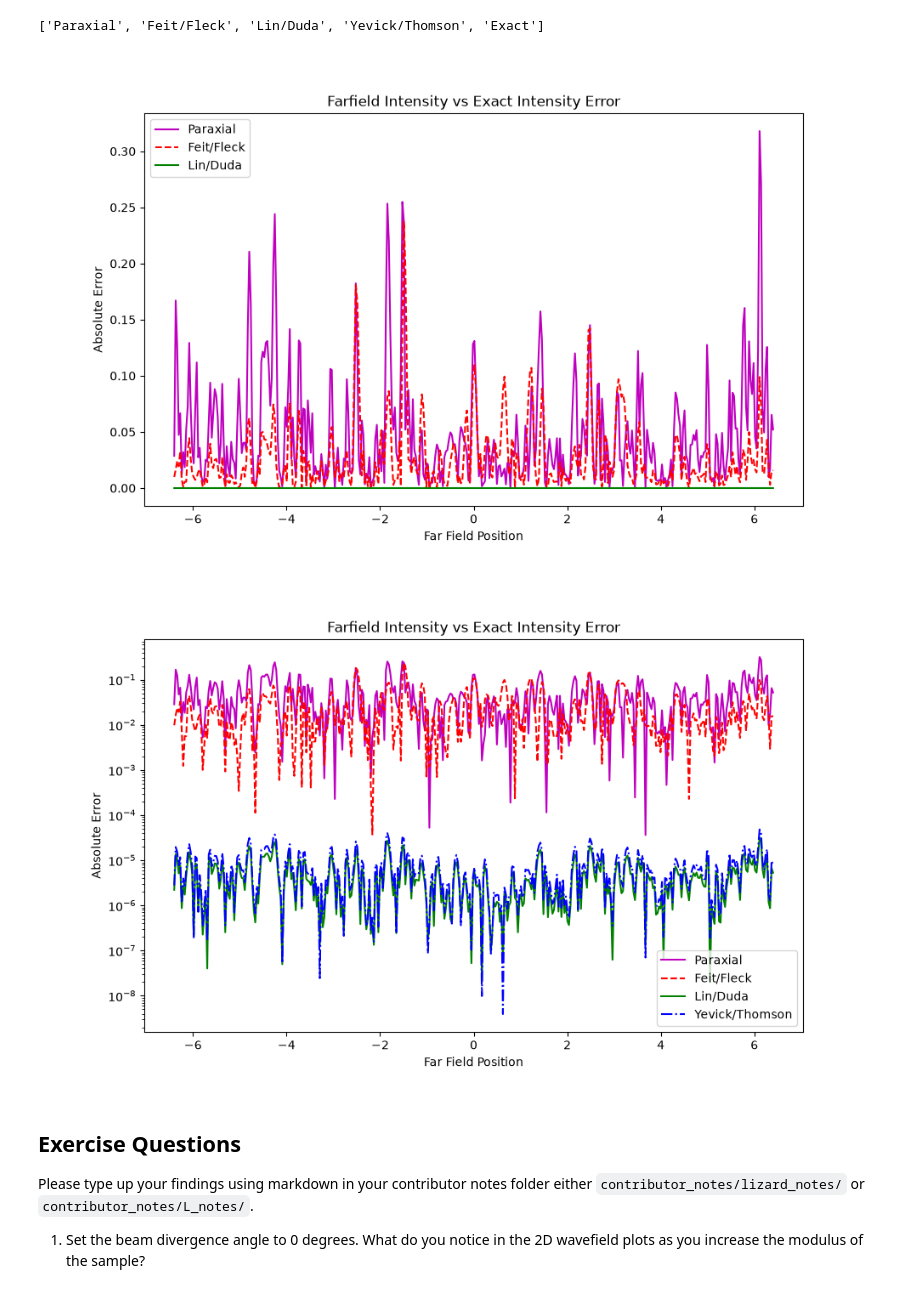
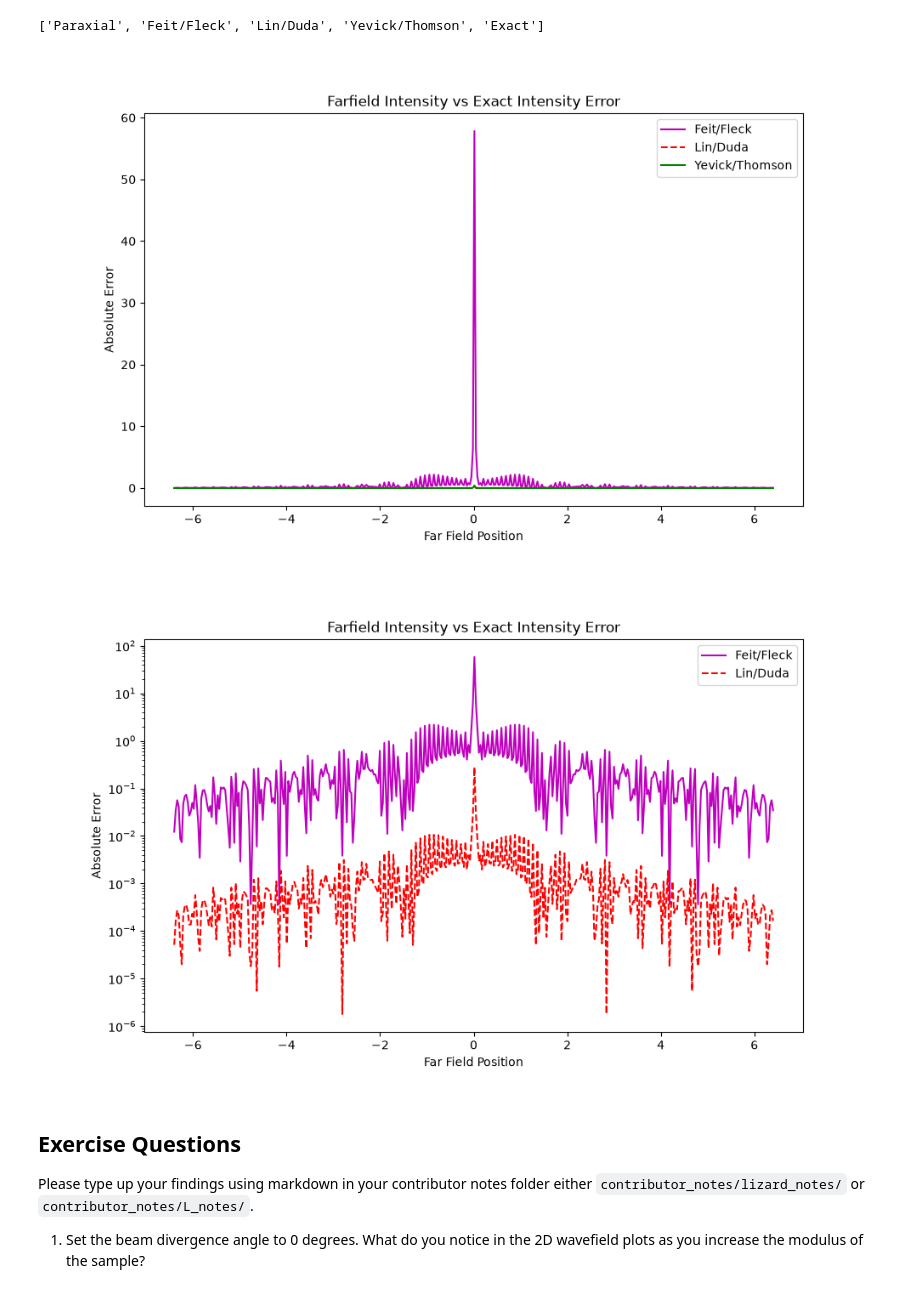
Before and after one commit to bryceshirley/ptychobench, a Jupyter notebook: benchmark_tutorial.ipynb, the cells around one changed output. Drawn from its saved outputs; the diff is of its cells as text; code cells hidden in the pictures.

Commit message:
feat: add maximum errors and new sample SharpStraightWaveguides

```diff
--- a/benchmark_tutorial.ipynb
+++ b/benchmark_tutorial.ipynb
@@ -61,17 +63,17 @@ grid_params = {
     "divergence_angle": 4.0, # Divergence angle of the initial Gaussian beam
     "lam": 0.00197,  # Wavelength of electrons in nm (corresponding to ~300 keV)
     "L": 12.8,  # nm Total transverse width of the simulation domain
-    "z_prop": 100.0,  # nm Total propagation distance
+    "z_prop": 40.0,  # nm Total propagation distance
     "N": 400,  # Number of transverse pixels
-    "Nz": 100,  # Number of longitudinal steps (z-steps)
-    "probe_width": 1  # Width of the initial Gaussian beam
+    "Nz": 10,  # Number of longitudinal steps (z-steps)
+    "probe_width": 4.0  # Width of the initial Gaussian beam
 }
 
 # 1. Setup Grid
 grid = SimulationGrid(**grid_params)
 
 # 2. Setup Sample
-sample = Apoferritin(0.001)
+sample =SharpStraightWaveguides(num_cores=3,core_width=0.05)
 
 # 3. Operators to Benchmark
 operators = [ParaxialOperator, FeitFleckOperator, LinDudaOperator, YevickThomsonOperator]
@@ -162,13 +167,13 @@ print(list(result.wavefield_history.keys()))
 # %% [output]
 ['Paraxial', 'Feit/Fleck', 'Lin/Duda', 'Yevick/Thomson', 'Exact']
 # %%
-fig = result.plot_farfield_error(mode="intensity",operators=['Paraxial','Feit/Fleck', 'Lin/Duda'])
+fig = result.plot_farfield_error(mode="intensity",operators=['Feit/Fleck', 'Lin/Duda', 'Yevick/Thomson'])
 # %% [output]
-[figure, old version]
+[figure, new version]
 # %%
-fig = result.plot_farfield_error(log_scale=True, mode="intensity")
+fig = result.plot_farfield_error(log_scale=True, mode="intensity",operators=['Feit/Fleck', 'Lin/Duda'])
 # %% [output]
-[figure, old version]
+[figure, new version]
 # %% [markdown]
 ## Exercise Questions
 
```
Also changed, not shown: parts of 5 cells of this notebook, 8 other files.
